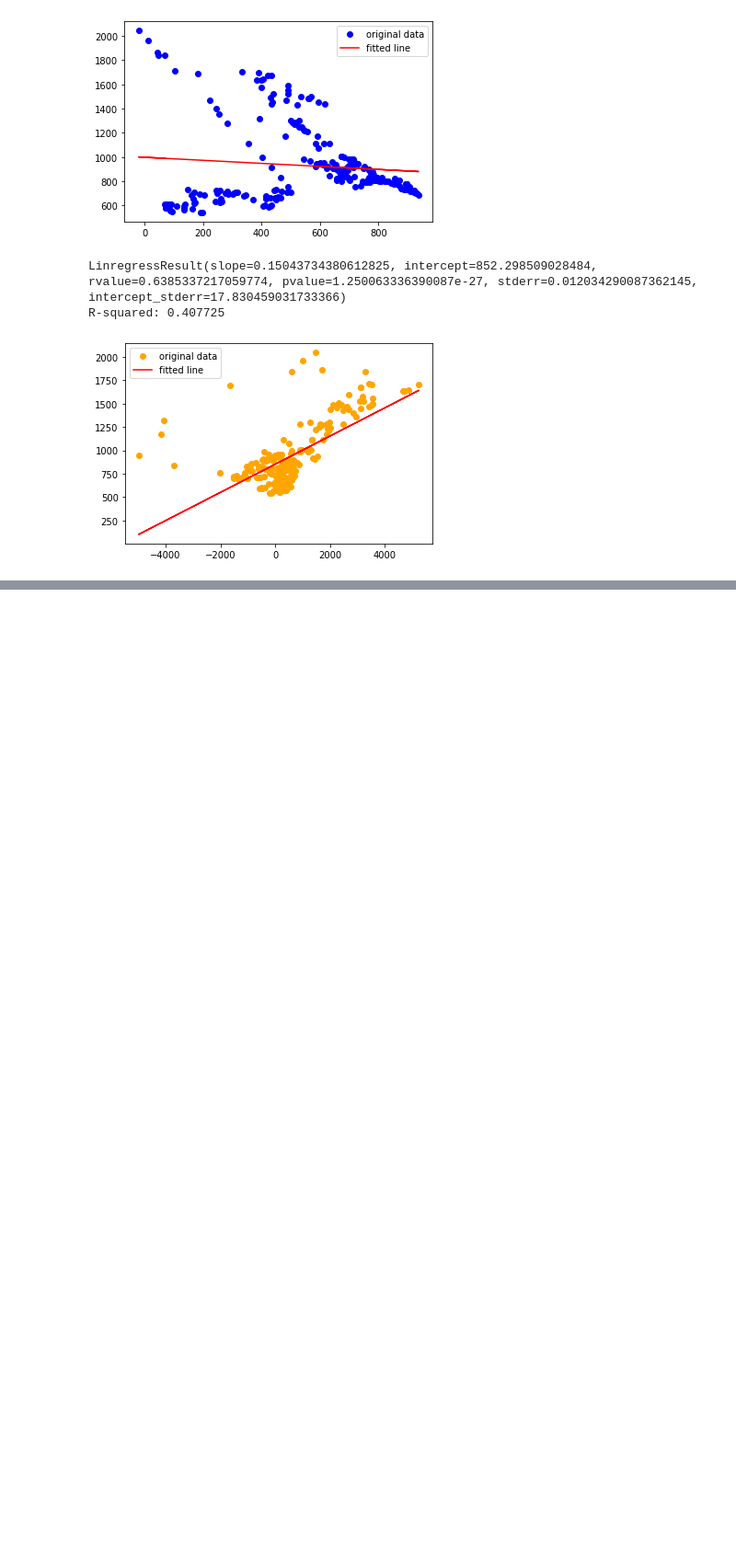
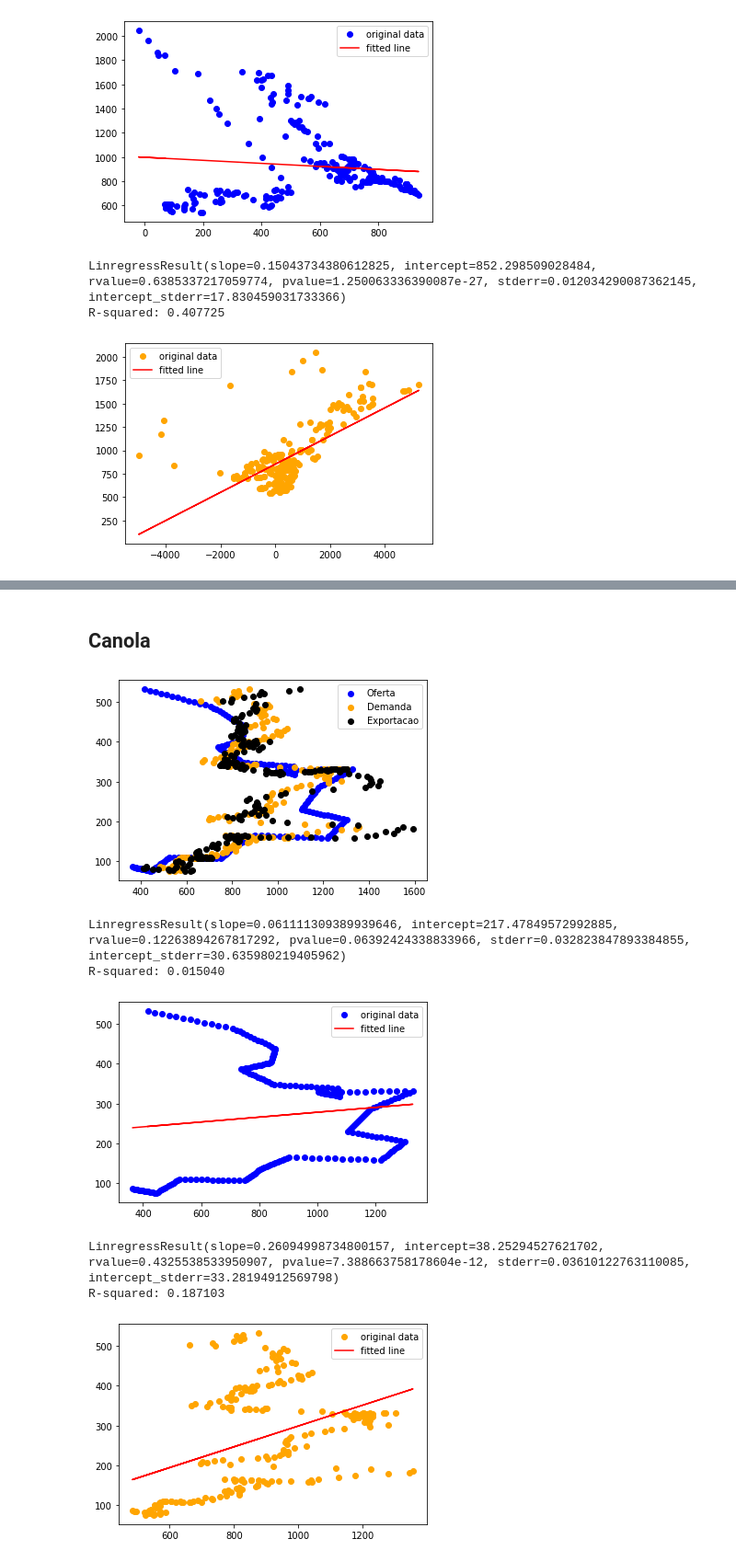
Before and after one commit to fkfouri/vegetable_oil_mkt, a Jupyter notebook: mkt/__2SLS_vegetable_oil-COMM5_4.ipynb, the cells around one changed output, grey strips where cells are left out. Shown at 92% size. Cells and saved outputs as stored; diff of their text form; code cells hidden in the pictures; blank space fills up the shorter version.

```diff
--- a/mkt/__2SLS_vegetable_oil-COMM5_4.ipynb
+++ b/mkt/__2SLS_vegetable_oil-COMM5_4.ipynb
@@ -1675,0 +1802,12 @@ R-squared: 0.407725
+# %% [markdown]
+## Canola
+# %%
+run('C_price', 'C_exports')
+# %% [output]
+[figure, added]
+LinregressResult(slope=0.061111309389939646, intercept=217.47849572992885, rvalue=0.12263894267817292, pvalue=0.06392424338833966, stderr=0.032823847893384855, intercept_stderr=30.635980219405962)
+R-squared: 0.015040
+[figure, added]
+LinregressResult(slope=0.26094998734800157, intercept=38.25294527621702, rvalue=0.4325538533950907, pvalue=7.388663758178604e-12, stderr=0.03610122763110085, intercept_stderr=33.28194912569798)
+R-squared: 0.187103
+[figure, added]
```
Also changed, not shown: parts of 10 cells of this notebook, 16 other files.
